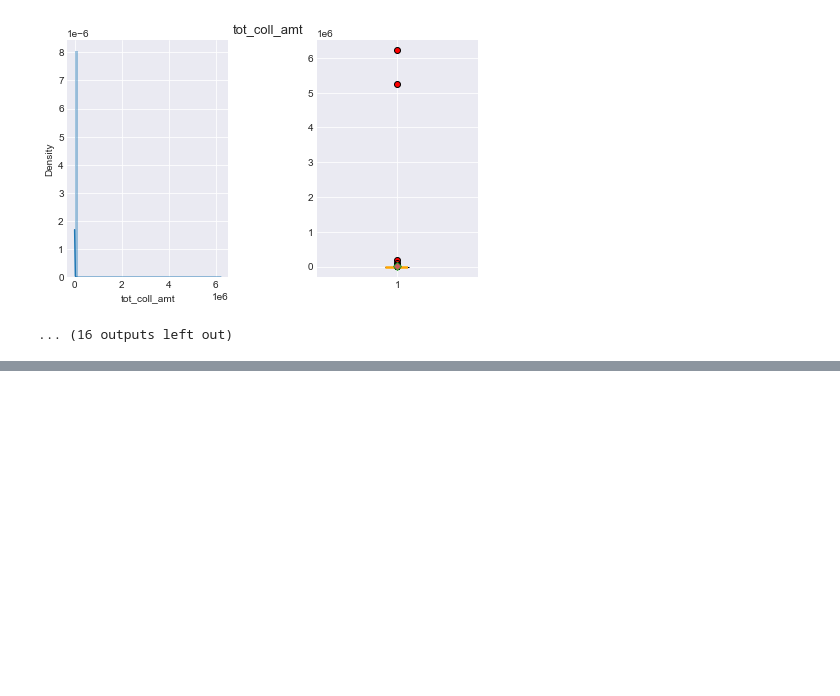
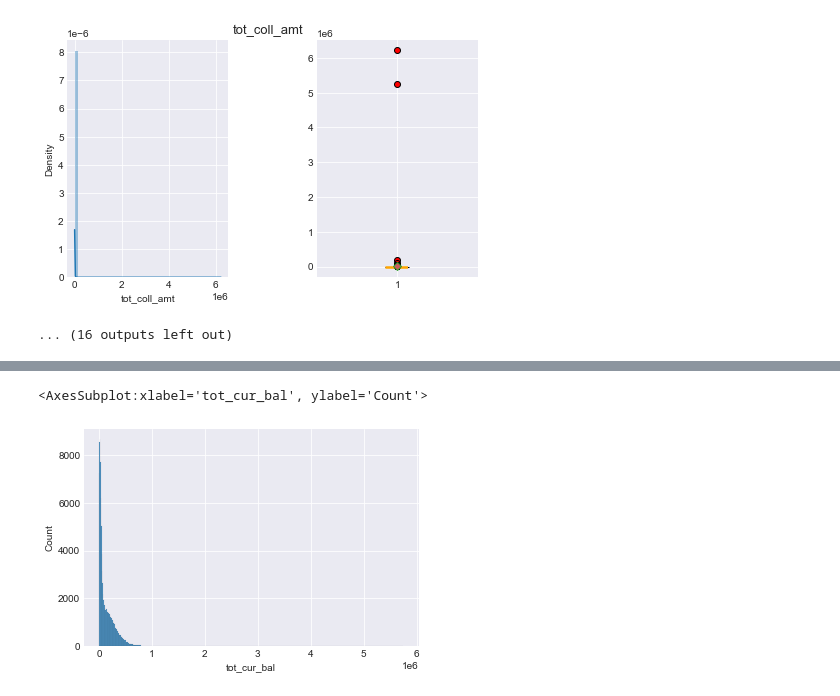
Before and after one commit to rhodapang/Lending-Club-Capstone-Project, a Jupyter notebook: Lending Club Exploratory Data Analysis - 2.ipynb, the cells around one changed output, grey strips where cells are left out. Drawn from its saved outputs; the diff is of its cells as text; code cells hidden in the pictures; blank space fills up the shorter version.

```diff
--- a/Lending Club Exploratory Data Analysis - 2.ipynb
+++ b/Lending Club Exploratory Data Analysis - 2.ipynb
@@ -763,0 +766,5 @@ sns.displot(dti_max['dti'], label = "univariate analysis on: " + col)
+# %%
+sns.histplot(df_num['tot_cur_bal'])
+# %% [output]
+<AxesSubplot:xlabel='tot_cur_bal', ylabel='Count'>
+[figure, added]
```
Also changed, not shown: parts of 122 cells of this notebook, 2 other files.
